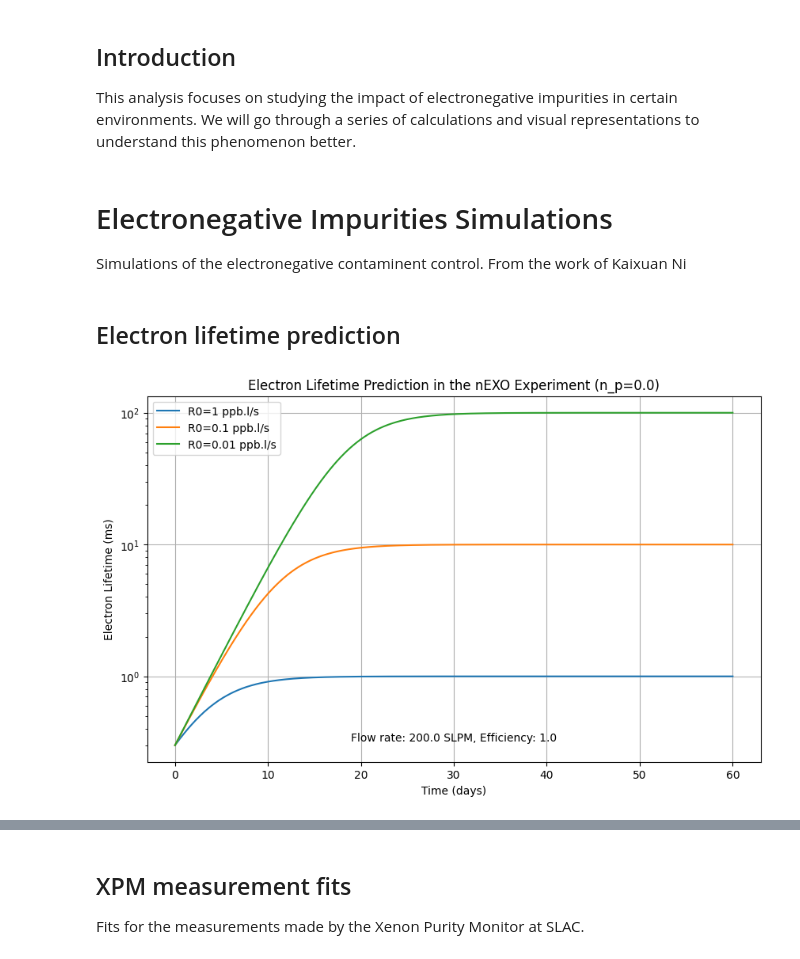
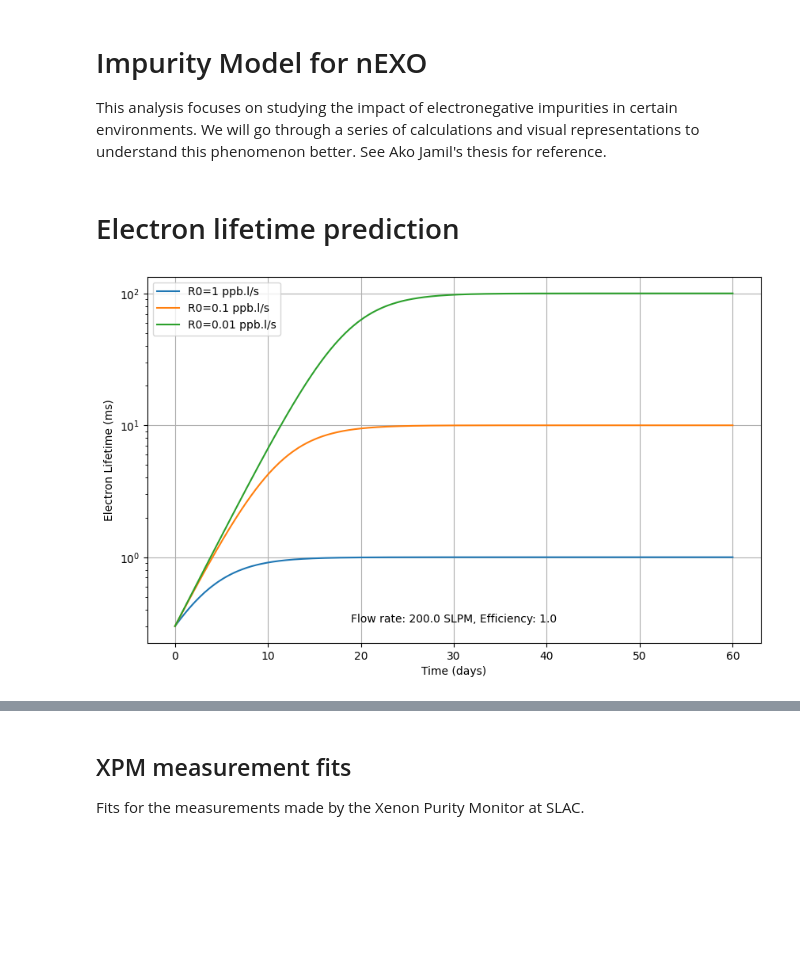
Before and after one commit to antoine-amy/Electronegative_impurities, a Jupyter notebook: Electronegative_impurities_studies.ipynb, the cells around one changed output, grey strips where cells are left out. Saved outputs shown, nothing was run; the diff lists cells and outputs as text; code cells hidden in the pictures; blank space fills up the shorter version.

```diff
--- a/Electronegative_impurities_studies.ipynb
+++ b/Electronegative_impurities_studies.ipynb
@@ -1,8 +1,5 @@
 # %% [markdown]
-## Introduction
-This analysis focuses on studying the impact of electronegative impurities in certain environments. We will go through a series of calculations and visual representations to understand this phenomenon better.
+# Impurity Model for nEXO
+
+This analysis focuses on studying the impact of electronegative impurities in certain environments. We will go through a series of calculations and visual representations to understand this phenomenon better. See Ako Jamil's thesis for reference.
-# %% [markdown]
-# Electronegative Impurities Simulations
-
-Simulations of the electronegative contaminent control. From the work of Kaixuan Ni
 # %%
@@ -19,7 +22,7 @@ C_el = 300 # in ppb/μs, constant for the XPM fits
 T_room = 293 # in Kelvin, room temperature
 T_LXe = 164 # in Kelvin, LXe temperature
 # %% [markdown]
-## Electron lifetime prediction
+# Electron lifetime prediction
 # %%
 # Constants for this section
 n0 = 1  # in ppb, initial impurity concentration
@@ -32,30 +35,30 @@ seconds = np.arange(0, num_seconds+1)
 # %%
 # Keeping N_p constant, but with multiple R0 values
 n_p= 0.0  # in ppb, purifier output impurity concentration
 R0_values = [1, 0.1, 0.01] # in ppb liter/sec, total out-diffusion rate
 
 # Prepare a plot with a specified figure size
 plt.figure(figsize=(10, 6))
 
 # Calculate electron lifetime and plot for each R0
 for R0 in R0_values:
     electron_lifetimes = [enf.electron_lifetime(sec, M_nEXO, p_LXe, n0, F, eta, R0, alpha, n_p) for sec in seconds]
 
     # Plotting, while dividing 'seconds' by the number of seconds in a day to convert to days
     plt.plot(seconds / (24*60*60), electron_lifetimes, label=f'R0={R0} ppb.l/s')
 
 # Configuring the plot's settings
-plt.title(f'Electron Lifetime Prediction in the nEXO Experiment (n_p={n_p})')
+#plt.title(f'Electron Lifetime Prediction in the nEXO Experiment (n_p={n_p})')
 plt.xlabel('Time (days)')
 plt.ylabel('Electron Lifetime (ms)')
 plt.yscale('log')
 plt.legend()
 plt.text(0.5, 0.05, f'Flow rate: {F*60} SLPM, Efficiency: {eta}', ha='center', va='bottom', transform=plt.gca().transAxes)
 plt.grid(True)
 
 plt.show()
 # %% [output]
-[figure, old version]
+[figure, new version]
 # %%
 # This time keeping R0 constant, but with multiple n_p values
 F = 350/60  # in liter/sec, xenon gas circulation flow rate
```
Also changed, not shown: parts of 22 cells of this notebook, 6 other files.
